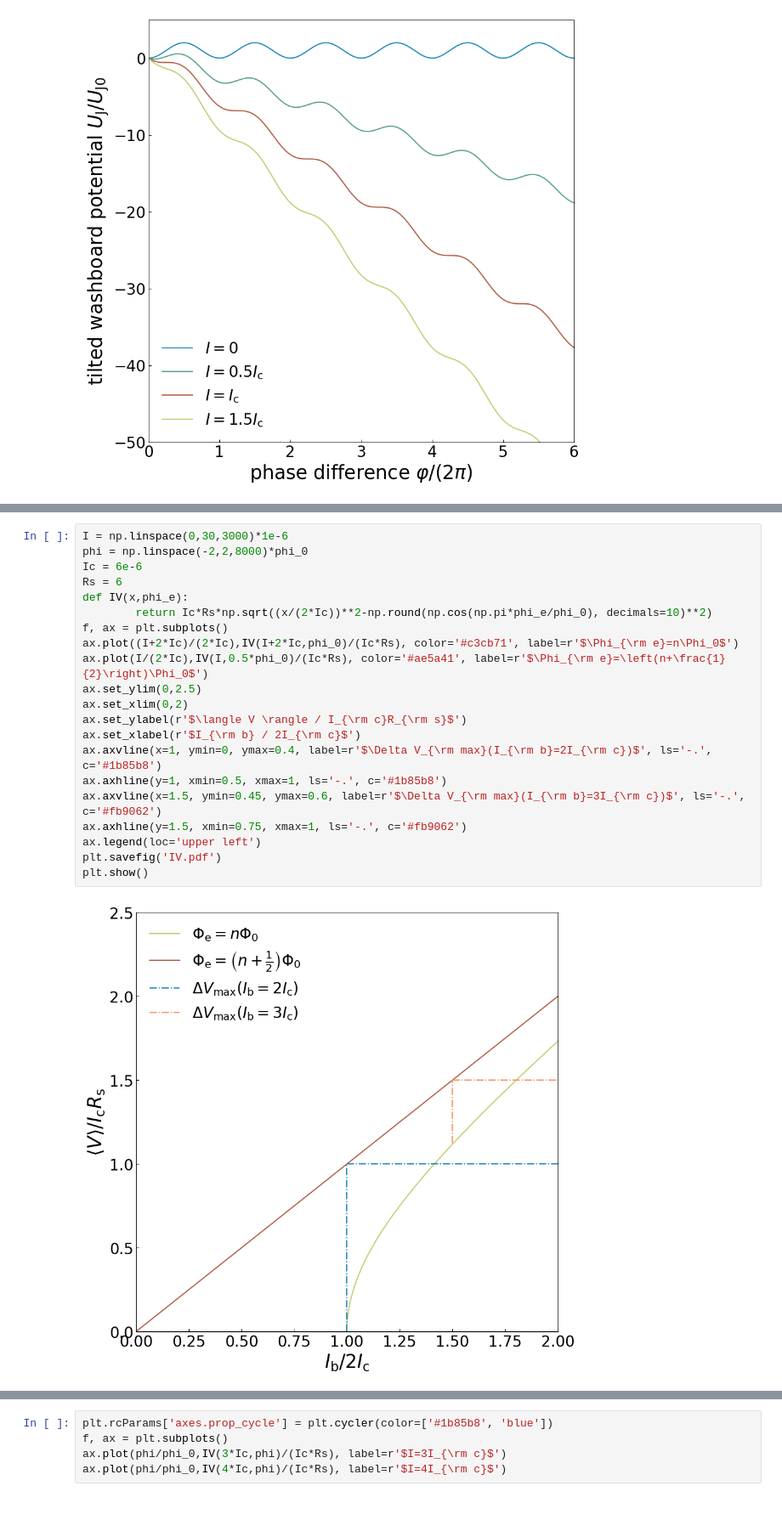
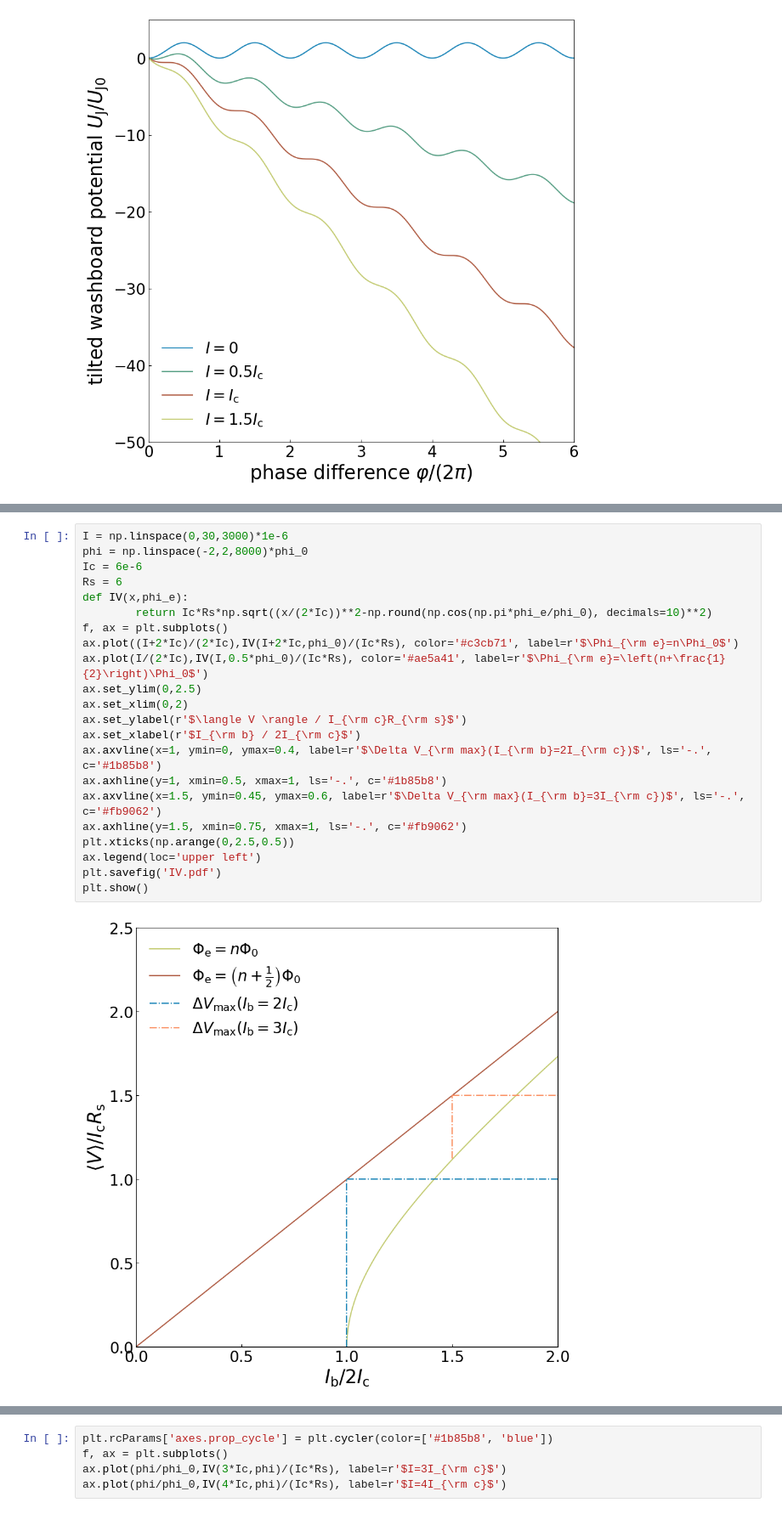
Before and after one commit to nkahne/Master-Thesis, a Jupyter notebook: Figures/literature_plots.ipynb, the cells around one changed output, grey strips where cells are left out. Shown at 85% size. Drawn from its saved outputs; the diff is of its cells as text.

```diff
--- a/Figures/literature_plots.ipynb
+++ b/Figures/literature_plots.ipynb
@@ -129,26 +129,27 @@ plt.show()
 # %%
 I = np.linspace(0,30,3000)*1e-6
 phi = np.linspace(-2,2,8000)*phi_0
 Ic = 6e-6
 Rs = 6
 def IV(x,phi_e):
         return Ic*Rs*np.sqrt((x/(2*Ic))**2-np.round(np.cos(np.pi*phi_e/phi_0), decimals=10)**2)
 f, ax = plt.subplots()
 ax.plot((I+2*Ic)/(2*Ic),IV(I+2*Ic,phi_0)/(Ic*Rs), color='#c3cb71', label=r'$\Phi_{\rm e}=n\Phi_0$')
 ax.plot(I/(2*Ic),IV(I,0.5*phi_0)/(Ic*Rs), color='#ae5a41', label=r'$\Phi_{\rm e}=\left(n+\frac{1}{2}\right)\Phi_0$')
 ax.set_ylim(0,2.5)
 ax.set_xlim(0,2)
 ax.set_ylabel(r'$\langle V \rangle / I_{\rm c}R_{\rm s}$')
 ax.set_xlabel(r'$I_{\rm b} / 2I_{\rm c}$')
 ax.axvline(x=1, ymin=0, ymax=0.4, label=r'$\Delta V_{\rm max}(I_{\rm b}=2I_{\rm c})$', ls='-.', c='#1b85b8')
 ax.axhline(y=1, xmin=0.5, xmax=1, ls='-.', c='#1b85b8')
 ax.axvline(x=1.5, ymin=0.45, ymax=0.6, label=r'$\Delta V_{\rm max}(I_{\rm b}=3I_{\rm c})$', ls='-.', c='#fb9062')
 ax.axhline(y=1.5, xmin=0.75, xmax=1, ls='-.', c='#fb9062')
+plt.xticks(np.arange(0,2.5,0.5))
 ax.legend(loc='upper left')
 plt.savefig('IV.pdf')
 plt.show()
 # %% [output]
-[figure, old version]
+[figure, new version]
 # %%
 f, ax = plt.subplots()
 ax.plot(phi/phi_0,IV(2*Ic,phi)/(Ic*Rs), color='#1b85b8', label=r'$I=2I_{\rm c}$')
```
Also changed, not shown: parts of 10 cells of this notebook, 14 other files.
